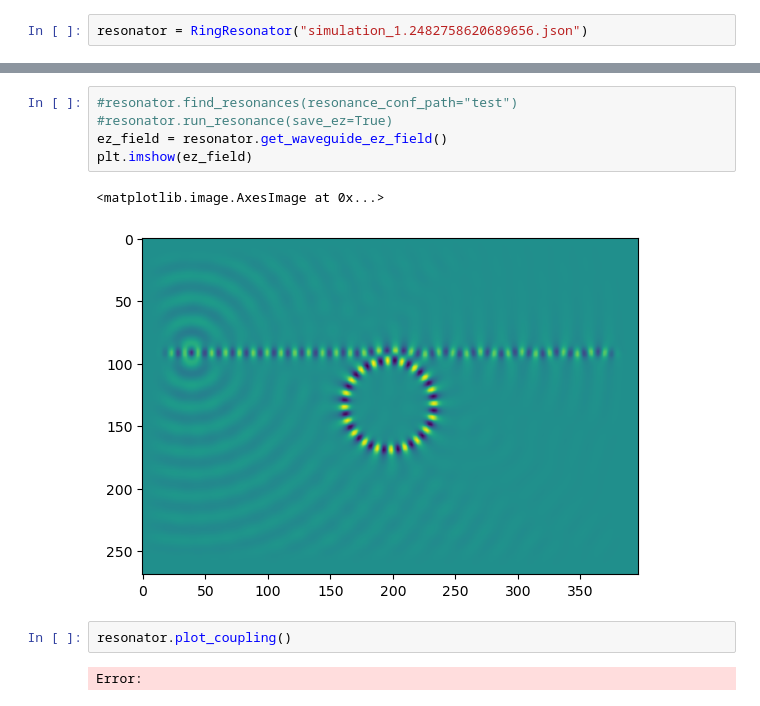
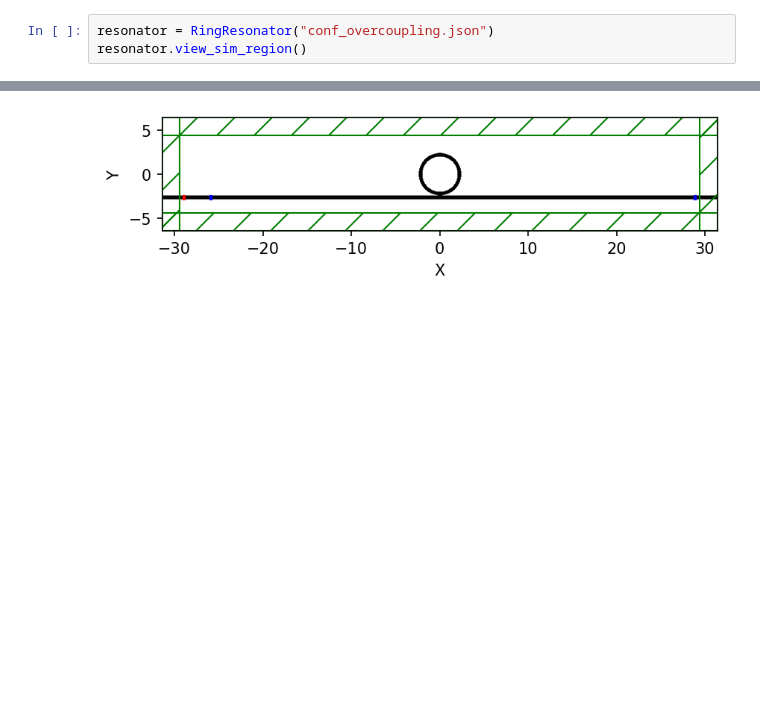
Before and after one commit to Chucknorriscake/SQEALI, a Jupyter notebook: resonator_abstraction.py/load_sim.ipynb, the cells around one changed output, grey strips where cells are left out. Drawn from its saved outputs; the diff is of its cells as text; blank space fills up the shorter version.

```diff
--- a/resonator_abstraction.py/load_sim.ipynb
+++ b/resonator_abstraction.py/load_sim.ipynb
@@ -7,3 +6,4 @@ Using MPI version 4.1, 1 processes
 # %%
-resonator = RingResonator("simulation_1.2482758620689656.json")
+resonator = RingResonator("conf_overcoupling.json")
+resonator.view_sim_region()
 # %% [output]
@@ -11,12 +11 @@ resonator = RingResonator("simulation_1.2482758620689656.json")
+[figure, added]
-# %%
-#resonator.find_resonances(resonance_conf_path="test")
-#resonator.run_resonance(save_ez=True)
-ez_field = resonator.get_waveguide_ez_field()
-plt.imshow(ez_field)
-# %% [output]
-<matplotlib.image.AxesImage at 0x...>
-[figure, removed]
-# %%
-resonator.plot_coupling()
-# %% [output]
-Error:
```
Also changed, not shown: parts of 10 cells of this notebook, 42 other files.
